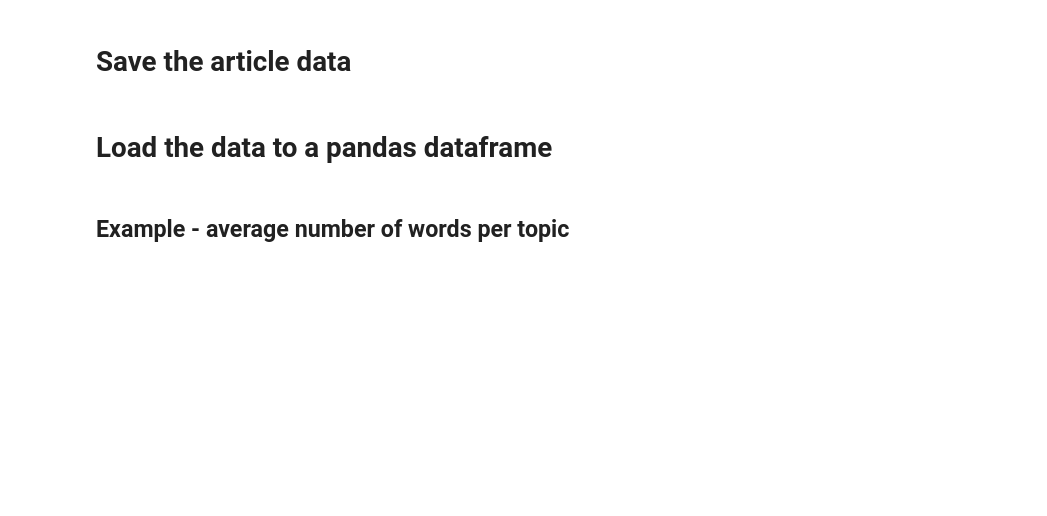
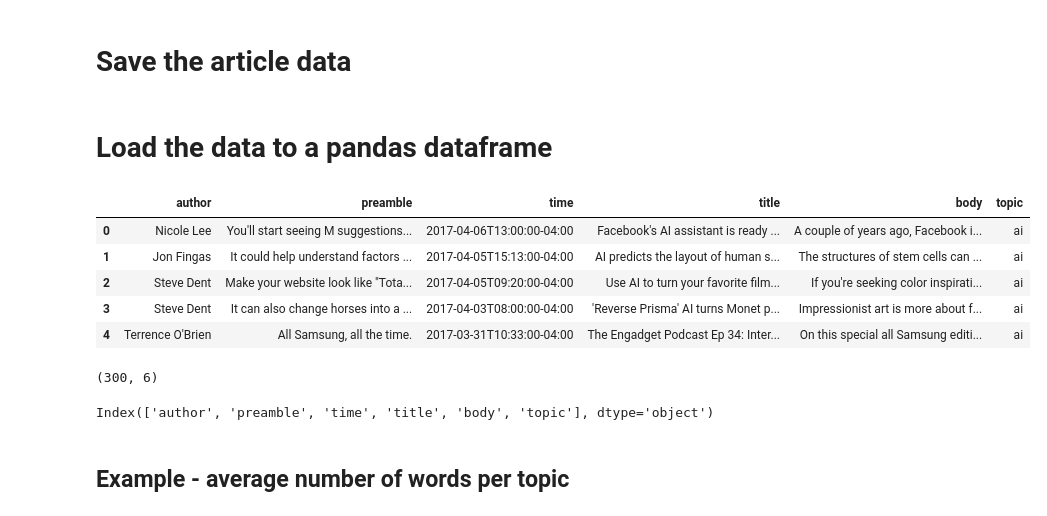
Before and after one commit to peterts/data-retrieval, a Jupyter notebook: Web Scraping - engadget.com.ipynb, the cells around one changed output. Drawn from its saved outputs; the diff is of its cells as text; code cells hidden in the pictures; blank space fills up the shorter version.

```diff
--- a/Web Scraping - engadget.com.ipynb
+++ b/Web Scraping - engadget.com.ipynb
@@ -183,6 +183,23 @@ with open(os.path.join("data", "engadget_articles.csv"), 'w', encoding='utf-8')
 # Load the data to a pandas dataframe
 # %%
 df = pd.read_csv("data/engadget_articles.csv")
+# %%
+df.head()
+# %% [output]
+|  | author | preamble | time | title | body | topic |
+| 0 | Nicole Lee | You'll start seeing M suggestions... | 2017-04-06T13:00:00-04:00 | Facebook's AI assistant is ready ... | A couple of years ago, Facebook i... | ai |
+| 1 | Jon Fingas | It could help understand factors ... | 2017-04-05T15:13:00-04:00 | AI predicts the layout of human s... | The structures of stem cells can ... | ai |
+| 2 | Steve Dent | Make your website look like "Tota... | 2017-04-05T09:20:00-04:00 | Use AI to turn your favorite film... | If you're seeking color inspirati... | ai |
+| 3 | Steve Dent | It can also change horses into a ... | 2017-04-03T08:00:00-04:00 | 'Reverse Prisma' AI turns Monet p... | Impressionist art is more about f... | ai |
+| 4 | Terrence O'Brien | All Samsung, all the time. | 2017-03-31T10:33:00-04:00 | The Engadget Podcast Ep 34: Inter... | On this special all Samsung editi... | ai |
+# %%
+df.shape
+# %% [output]
+(300, 6)
+# %%
+df.columns
+# %% [output]
+Index(['author', 'preamble', 'time', 'title', 'body', 'topic'], dtype='object')
 # %% [markdown]
 ## Example - average number of words per topic
 # %%
```
Also changed, not shown: parts of 13 cells of this notebook, 2 other files.
